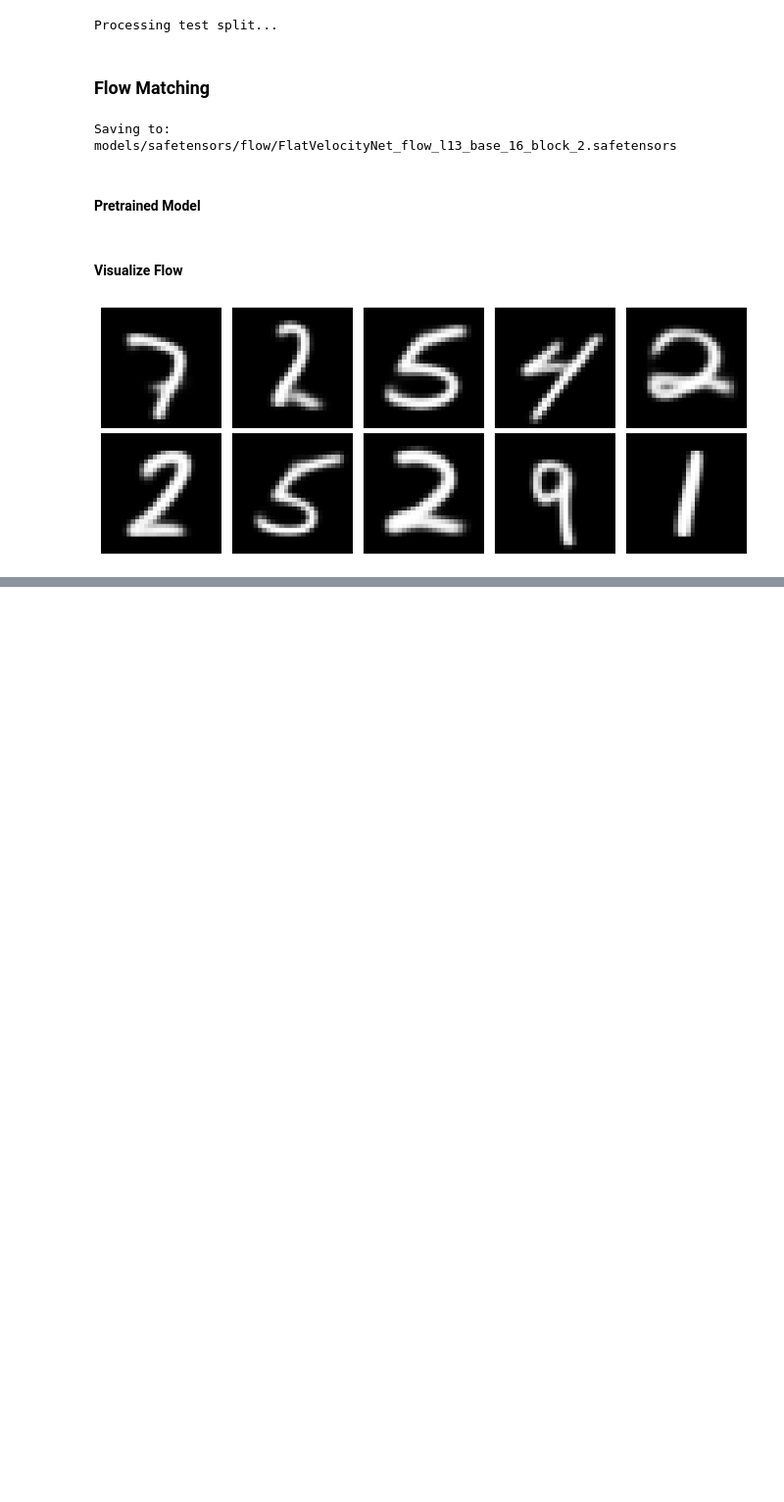
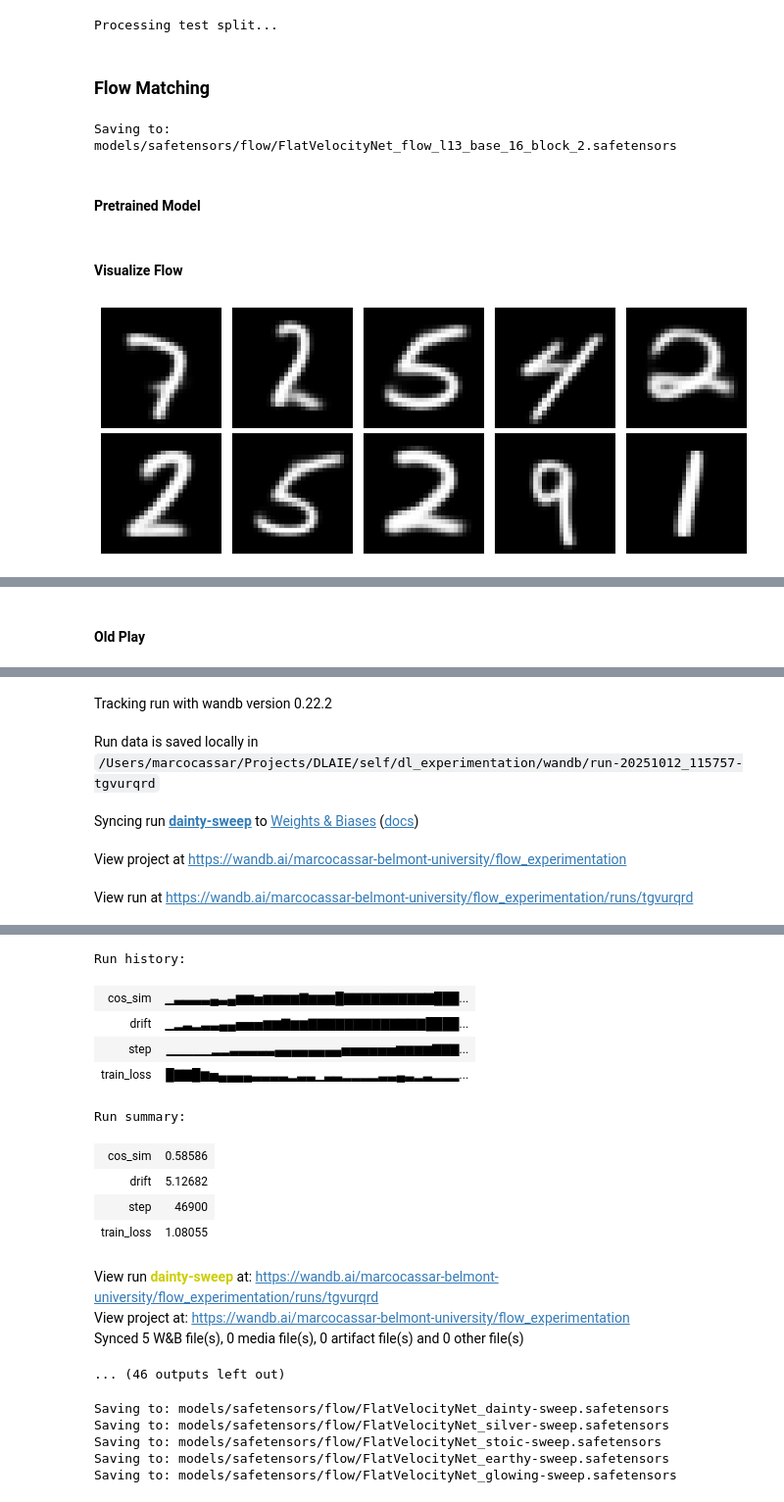
Before and after one commit to Ocrabit/dl_class_projects, a Jupyter notebook: full cycle.ipynb, the cells around one changed output, grey strips where cells are left out. Shown: that part at 98% size. Saved outputs shown, nothing was run; the diff lists cells and outputs as text; code cells hidden in the pictures; blank space fills up the shorter version.

```diff
--- a/full cycle.ipynb
+++ b/full cycle.ipynb
@@ -411,7 +410,7 @@ latent_train_ds, latent_test_ds = load_encoded_dataset(latent_data_path)
 latent_train_dl = DataLoader(latent_train_ds, batch_size=batch_size, shuffle=True)
 latent_test_dl  = DataLoader(latent_test_ds, batch_size=batch_size, shuffle=False)
 # %%
-project = 'dl_experimentation'
+project = 'flow_experimentation'
 def train_flow(model, train_loader, test_loader, name='flow_model', pretrained_model=None, epochs=20, lr=0.001, warp_fn=None, new_points_every=1, spatial=True):
     wandb.finish()
     wandb.init(project=project, name=name, reinit='finish_previous')
@@ -521,0 +627,2 @@ NameError: name 'flow1' is not defined
+# %% [markdown]
+#### Old Play
@@ -521,0 +724,40 @@ NameError: name 'flow1' is not defined
+# %%
+loaded_vaes = []
+configs_to_load = [dainty_sweep, silver_sweep, stoic_sweep, earthy_sweep, glowing_sweep]
+names = ['dainty-sweep','silver-sweep', 'stoic-sweep', 'earthy-sweep', 'glowing-sweep']
+
+for i, config in enumerate(configs_to_load):
+    loaded_vae = InspoResNetVAE(**configs_to_load[i]).to(device)
+    vae_path = f'/Users/marcocassar/Projects/DLAIE/self/dl_experimentation/models/safetensors/vae/6_trained/standalone_{names[i]}.safetensors'
+    loaded_vae.load_state_dict(load_file(vae_path))
+    loaded_vaes.append(loaded_vae)
+# %%
+for i, vae_ in enumerate(loaded_vaes):
+    print(f"Vae: {names[i]}")
+    display(plot_latent_space(vae_, test_dl, use_3d=False, reducer='tsne'))
+
+# Encode each
+for i, vae_ in enumerate(loaded_vaes):
+    print(f"Vae: {names[i]}")
+    vae_.eval()
+    suffix = create_model_suffix(configs_to_load[i])
+    print(f"Using suffix: {suffix}")
+    encode_dataset(vae_, train_dl, test_dl, suffix=suffix)
+
+def load_and_train(vae_model, flow_model, suffix, flow_name=None, pretrained_flow_model=None, epochs=5):
+    latent_data_path = os.path.join('data', vae_model.encoder.__class__.__name__ + '_' + suffix + '/MNIST/')
+    latent_train_ds, latent_test_ds = load_encoded_dataset(latent_data_path)
+    latent_train_dl = DataLoader(latent_train_ds, batch_size=batch_size, shuffle=True)
+    latent_test_dl  = DataLoader(latent_test_ds, batch_size=batch_size, shuffle=False)
+
+    if not flow_name: flow_name = suffix
+
+    train_flow(flow_model, latent_train_dl, latent_test_dl, name=flow_name, pretrained_model=pretrained_flow_model, epochs=epochs, spatial=False)
+# %%
+flow_models = []
+for i, vae_ in enumerate(loaded_vaes):
+    suffix = create_model_suffix(configs_to_load[i])
+    name = names[i]
+    flow_models.append(FlatVelocityNet(vae_.latent_dim).to(device))
+    load_and_train(vae_, flow_models[i], suffix, flow_name=name, epochs=100)
+# %% [output]
@@ -521,0 +765,5 @@ NameError: name 'flow1' is not defined
+Tracking run with wandb version 0.22.2
+Run data is saved locally in /Users/marcocassar/Projects/DLAIE/self/dl_experimentation/wandb/run-20251012_115757-tgvurqrd
+Syncing run dainty-sweep to Weights & Biases (docs)
+View project at https://wandb.ai/marcocassar-belmont-university/flow_experimentation
+View run at https://wandb.ai/marcocassar-belmont-university/flow_experimentation/runs/tgvurqrd
@@ -521,0 +771,31 @@ NameError: name 'flow1' is not defined
+Run history:
+| cos_sim | ▁▃▃▃▃▄▃▄▆▆▅▆▆▆▆▇▆▆▆█▇▇▇▇▇▇▇▇▇▇███... |
+| drift | ▁▂▃▂▃▃▄▄▅▅▅▆▆▇▆▆▇▇▇▇▇▇▇▇▇▇▇▇▇████... |
+| step | ▁▁▁▁▁▂▂▃▃▃▃▃▄▄▄▄▄▄▄▄▅▅▅▅▅▅▆▆▆▆▇▇▇... |
+| train_loss | █▇▇█▆▅▄▄▄▄▃▃▃▃▂▃▃▁▃▃▂▂▂▂▃▃▄▃▂▃▂▂▂... |
+Run summary:
+| cos_sim | 0.58586 |
+| drift | 5.12682 |
+| step | 46900 |
+| train_loss | 1.08055 |
+View run dainty-sweep at: https://wandb.ai/marcocassar-belmont-university/flow_experimentation/runs/tgvurqrd
+View project at: https://wandb.ai/marcocassar-belmont-university/flow_experimentation
+Synced 5 W&B file(s), 0 media file(s), 0 artifact file(s) and 0 other file(s)
+... (46 outputs left out)
+# %%
+for i, flow_ in enumerate(flow_models):
+    flow_name = names[i]
+    flow_save_name =  f'{flow_.__class__.__name__}_{flow_name}'
+    flow_path = os.path.join(model_save_path, f'flow/{flow_save_name}.safetensors')
+    if os.path.exists(flow_path):
+        print(f"Path: {flow_path} \n already exists! Breaking!")
+        break
+        # flow_path = flow_path.split('.safetensors')[0] + str(wandb.run.id) + '.safetensors'
+    print(f"Saving to: {flow_path}")
+    save_file(flow_.state_dict(), flow_path)
+# %% [output]
+Saving to: models/safetensors/flow/FlatVelocityNet_dainty-sweep.safetensors
+Saving to: models/safetensors/flow/FlatVelocityNet_silver-sweep.safetensors
+Saving to: models/safetensors/flow/FlatVelocityNet_stoic-sweep.safetensors
+Saving to: models/safetensors/flow/FlatVelocityNet_earthy-sweep.safetensors
+Saving to: models/safetensors/flow/FlatVelocityNet_glowing-sweep.safetensors
```
Also changed, not shown: parts of 18 cells of this notebook, 3 other files.
